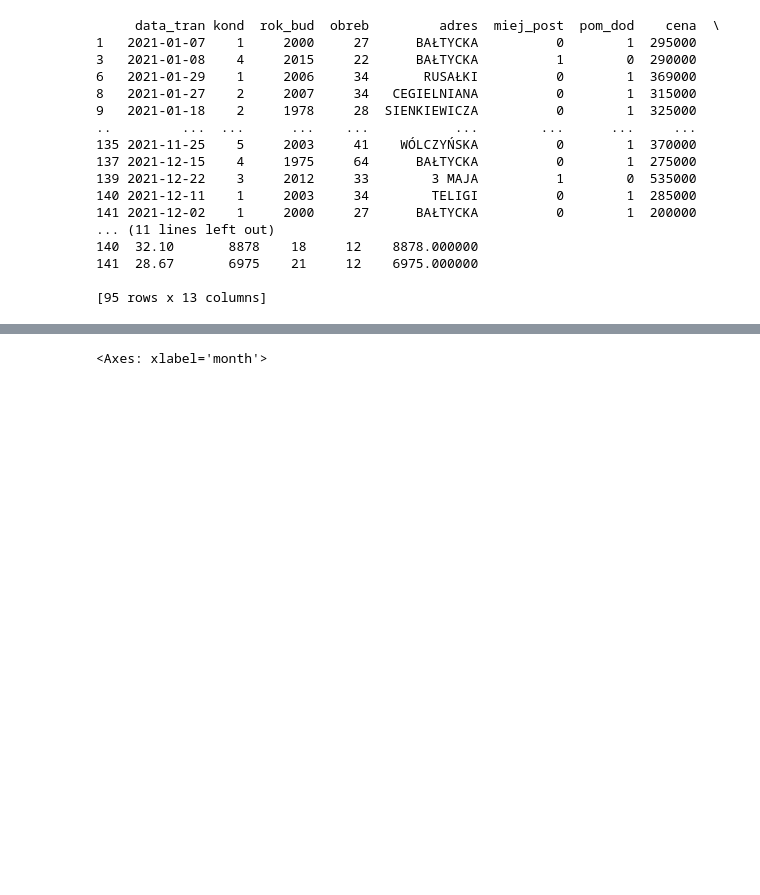
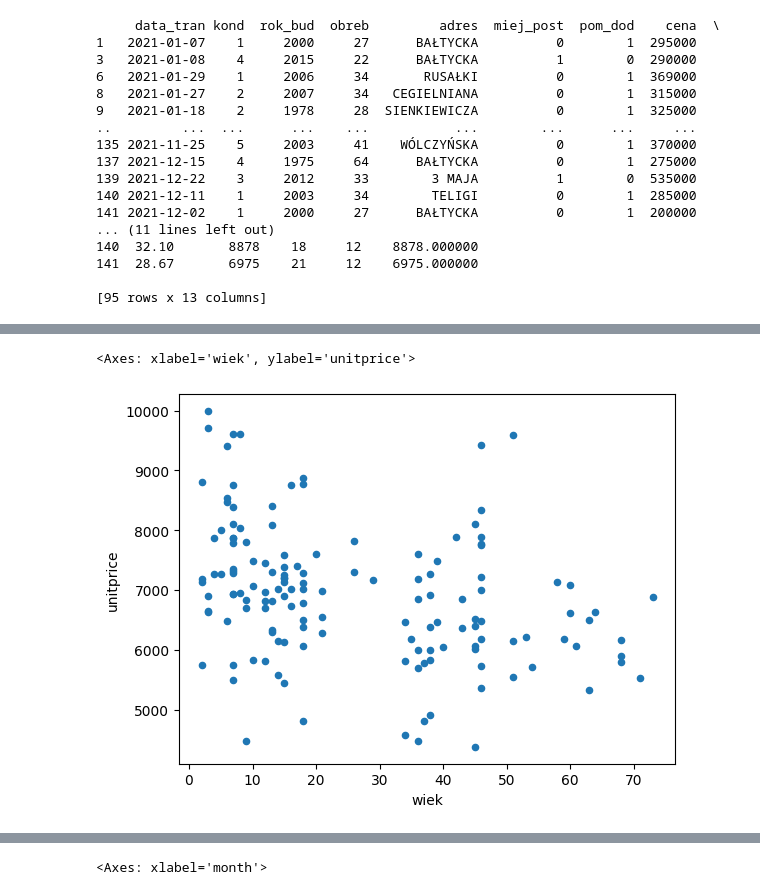
Before and after one commit to jkb-mchlk/jkb-mchlk, a Jupyter notebook: szkolenie_projekt.ipynb, the cells around one changed output, grey strips where cells are left out. Cells and saved outputs as stored; diff of their text form; code cells hidden in the pictures; blank space fills up the shorter version.

```diff
--- a/szkolenie_projekt.ipynb
+++ b/szkolenie_projekt.ipynb
@@ -172,3 +237,8 @@ print(filtered_data)
+# %%
+data.plot (kind = 'scatter', x= 'wiek', y= 'unitprice')
+# %% [output]
+<Axes: xlabel='wiek', ylabel='unitprice'>
+[figure, added]
 # %%
 data.drop(columns=['upper_limit', 'lower_limit'], inplace=True)
 # %%
```
Also changed, not shown: parts of 11 cells of this notebook.
